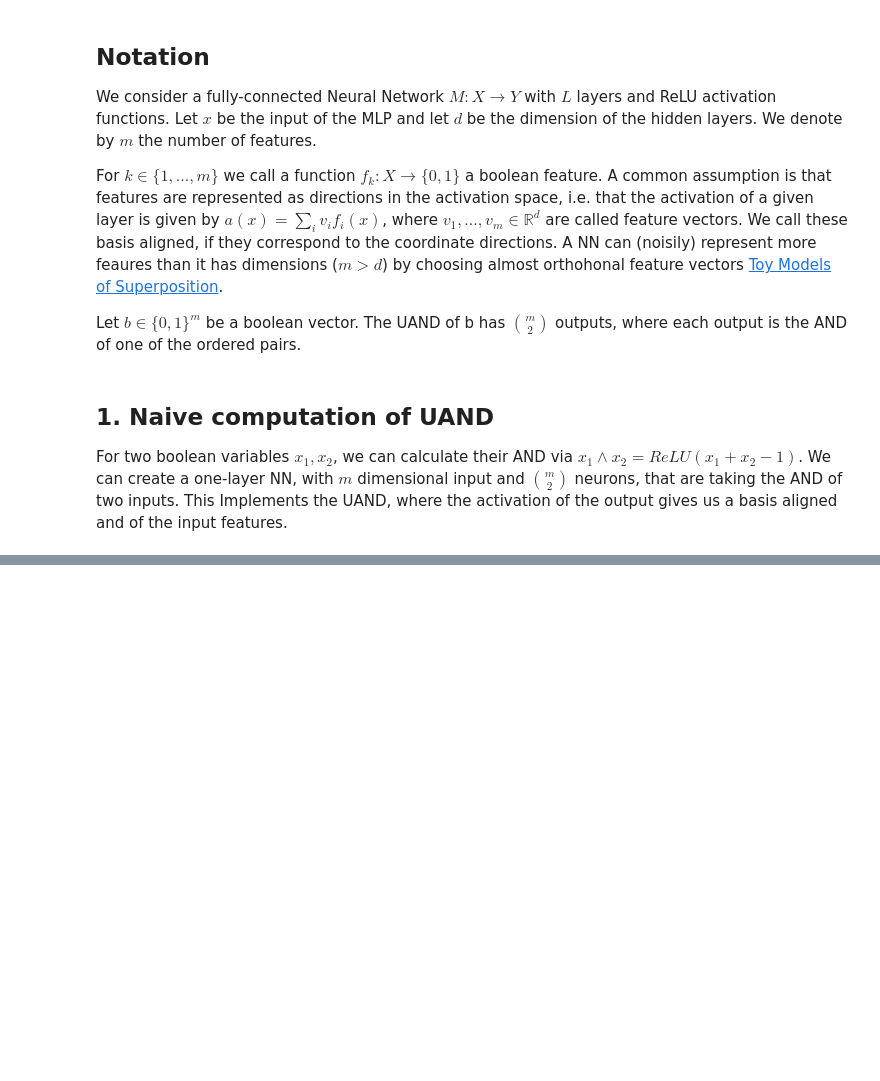
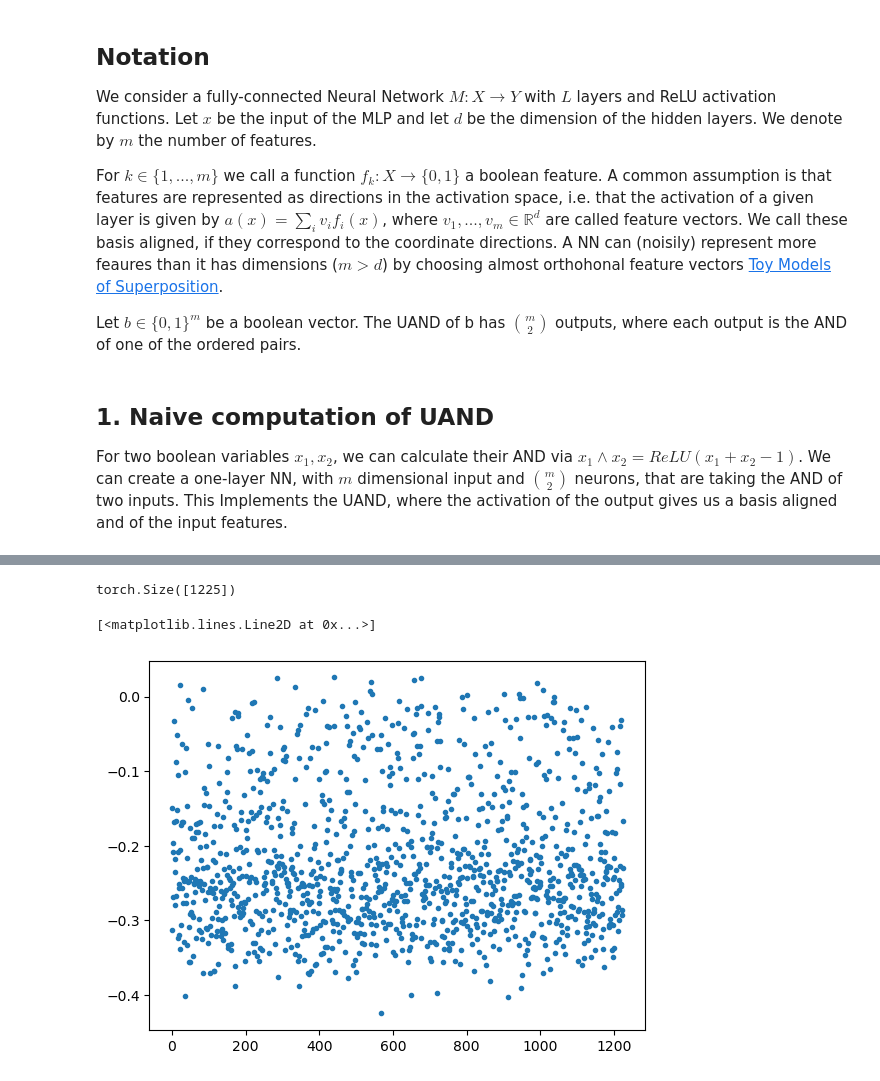
Before and after one commit to seiferfl/neural-circuit-lab, a Jupyter notebook: neural_circuit_lab/computation_in_superposition.ipynb, the cells around one changed output, grey strips where cells are left out. Drawn from its saved outputs; the diff is of its cells as text; code cells hidden in the pictures; blank space fills up the shorter version.

```diff
--- a/neural_circuit_lab/computation_in_superposition.ipynb
+++ b/neural_circuit_lab/computation_in_superposition.ipynb
@@ -151,0 +245,4 @@ plt.show()
+# %%
+m = 50 #number of input features
+s= 5
+epsilon = 0.1   #the error we tolerate
@@ -151,0 +262,24 @@ plt.show()
+# %%
+class MLP2(nn.Module):
+    def __init__(self, d_in, d_hidden,d_out):
+        super().__init__()
+        self.W_in = nn.Parameter(torch.randn(d_hidden, d_in) / np.sqrt(d_in))
+        self.b_in = nn.Parameter(torch.zeros(d_hidden))
+
+        self.W_out = nn.Parameter(torch.randn(d_out, d_hidden) / np.sqrt(d_hidden))
+
+    def forward(self, x):           # x shape: (d_in, batch)
+        x = torch.einsum('hi, ib -> hb', self.W_in, x)  # (d_hidden, batch)
+        x = x + self.b_in[:, None]                      # broadcast bias
+        x = F.relu(x)
+        x =  torch.einsum('oh, hb -> ob', self.W_out, x)  #(d_out, batch)
+        return x
+# %%
+print("d_in: ")
+print(m)
+print("d_hidden: ")
+print(d)
+print("d_out:")
+print(d_out)
+mlp2 = MLP2(d_in=m,d_hidden=d,d_out=d_out).to(device=device)
+print(mlp2(train_data))
@@ -151,0 +355,7 @@ plt.show()
+# %%
+print(mlp2.b_in.shape)
+plt.plot(mlp2.b_in.cpu().detach().numpy(),".")
+# %% [output]
+torch.Size([1225])
+[<matplotlib.lines.Line2D at 0x...>]
+[figure, added]
```
Also changed, not shown: parts of 21 cells of this notebook, 3 other files.
